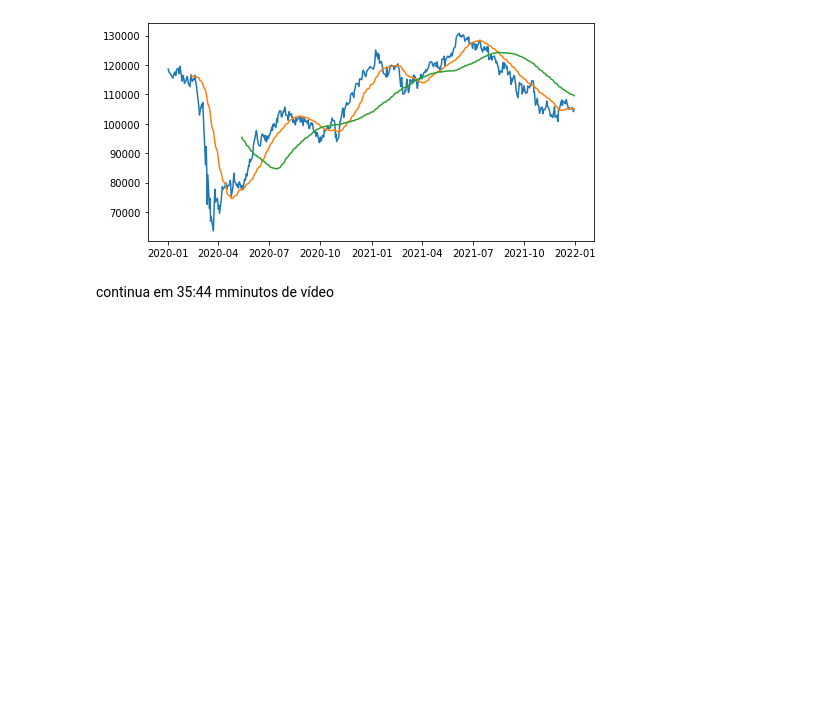
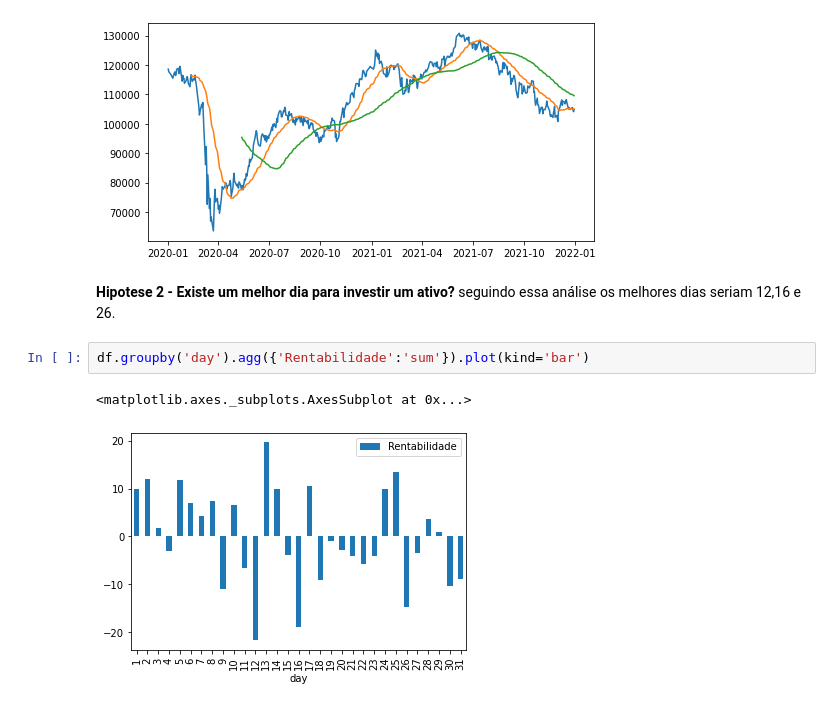
Before and after one commit to DheniMoura/stock-analysis, a Jupyter notebook: Stock_analysis.ipynb, the cells around one changed output. Saved outputs shown, nothing was run; the diff lists cells and outputs as text; blank space fills up the shorter version.

```diff
--- a/Stock_analysis.ipynb
+++ b/Stock_analysis.ipynb
@@ -267,5 +282,10 @@ plt.plot(media_movel90d)
 # %% [output]
 [<matplotlib.lines.Line2D at 0x...>]
 [figure]
-# %% [markdown]
-continua em 35:44 mminutos de vídeo
+# %% [markdown]
+**Hipotese 2 - Existe um melhor dia para investir um ativo?** seguindo essa análise os melhores dias seriam 12,16 e 26.
+# %%
+df.groupby('day').agg({'Rentabilidade':'sum'}).plot(kind='bar')
+# %% [output]
+<matplotlib.axes._subplots.AxesSubplot at 0x...>
+[figure, added]
```
Also changed, not shown: parts of 26 cells of this notebook.
